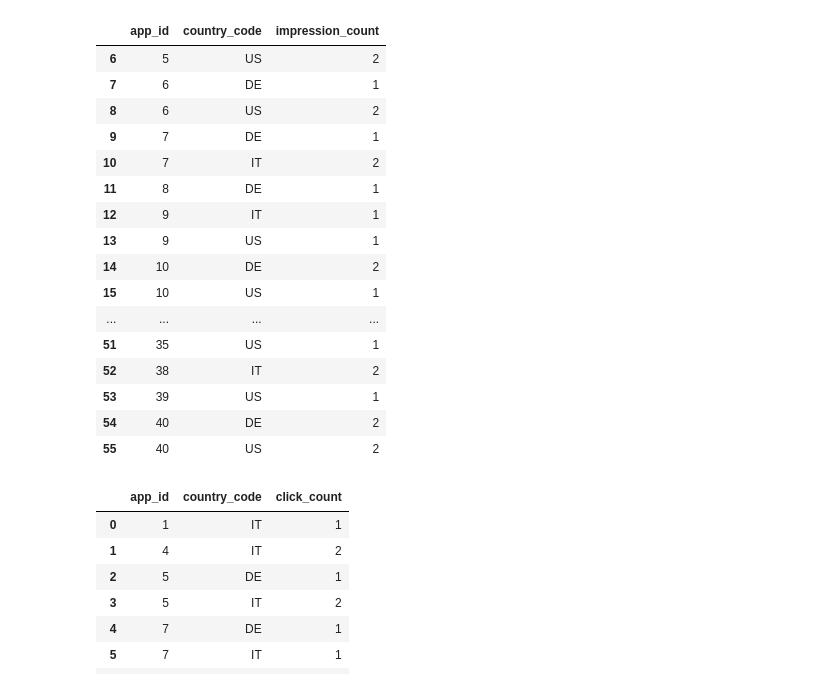
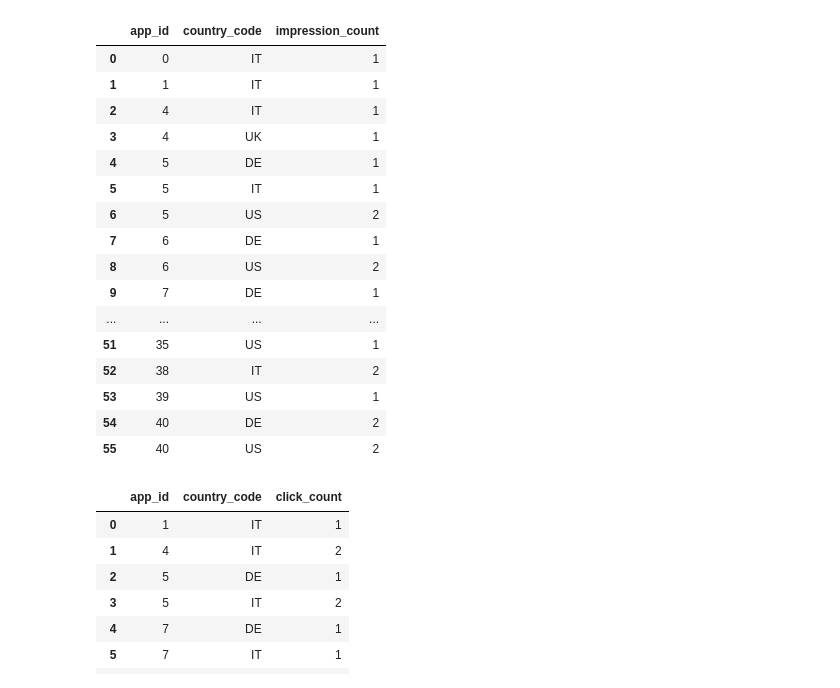
Before and after one commit to eyamini/Verve-Top-Advertisers, a Jupyter notebook: Merged.ipynb, the cells around one changed output. Drawn from its saved outputs; the diff is of its cells as text; code cells hidden in the pictures.

```diff
--- a/Merged.ipynb
+++ b/Merged.ipynb
@@ -80,19 +68,19 @@ merged.tail(50)
 # %%
 impression_count = impressions.groupby(['app_id','country_code'])['id'].size().reset_index(name='impression_count')
 impression_count = impression_count.astype({'impression_count': int})
-impression_count.tail(50)
+impression_count
 # %% [output]
 |  | app_id | country_code | impression_count |
+| 0 | 0 | IT | 1 |
+| 1 | 1 | IT | 1 |
+| 2 | 4 | IT | 1 |
+| 3 | 4 | UK | 1 |
+| 4 | 5 | DE | 1 |
+| 5 | 5 | IT | 1 |
 | 6 | 5 | US | 2 |
 | 7 | 6 | DE | 1 |
 | 8 | 6 | US | 2 |
 | 9 | 7 | DE | 1 |
-| 10 | 7 | IT | 2 |
-| 11 | 8 | DE | 1 |
-| 12 | 9 | IT | 1 |
-| 13 | 9 | US | 1 |
-| 14 | 10 | DE | 2 |
-| 15 | 10 | US | 1 |
 | ... | ... | ... | ... |
 | 51 | 35 | US | 1 |
 | 52 | 38 | IT | 2 |
```
Also changed, not shown: parts of 4 cells of this notebook.
